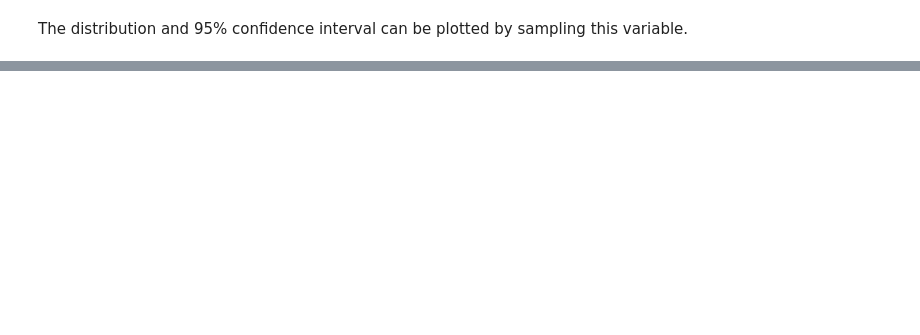
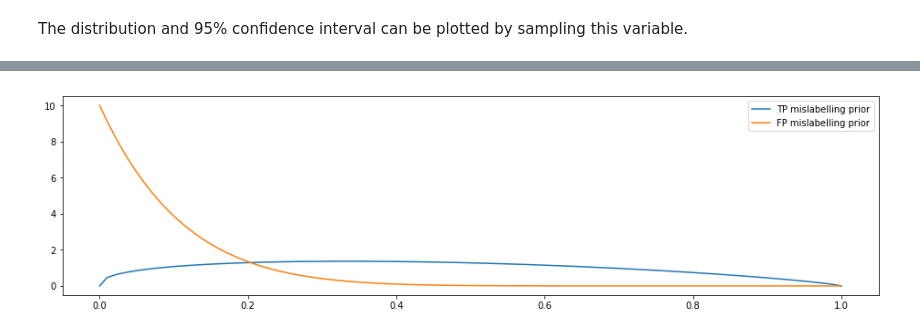
Before and after one commit to mmakowski/datasci, a Jupyter notebook: 01-unreliable-labels.ipynb, the cells around one changed output, grey strips where cells are left out. Cells and saved outputs as stored; diff of their text form; code cells hidden in the pictures; blank space fills up the shorter version.

```diff
--- a/01-unreliable-labels.ipynb
+++ b/01-unreliable-labels.ipynb
@@ -56,0 +68,13 @@ plot_dist(precision_unreliable)
+# %%
+import scipy.stats
+
+prior_tp = (1.4, 1.8)
+prior_fp = (1, 10)
+
+x = np.linspace(0, 1.0, 100)
+plt.plot(x, scipy.stats.beta.pdf(x, *prior_tp), label="TP mislabelling prior")
+plt.plot(x, scipy.stats.beta.pdf(x, *prior_fp), label="FP mislabelling prior")
+plt.legend()
+plt.show()
+# %% [output]
+[figure, added]
```
Also changed, not shown: parts of 11 cells of this notebook.
